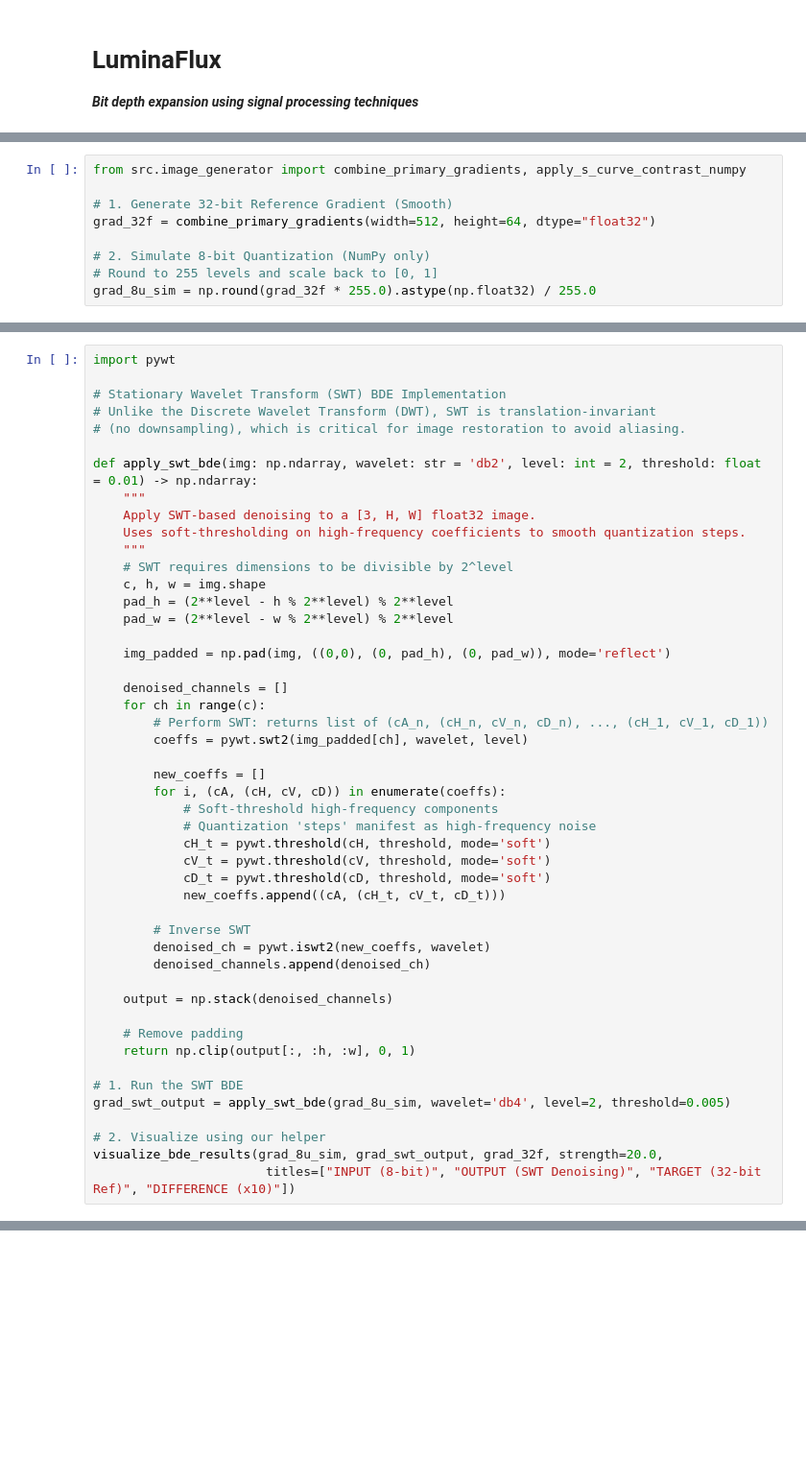
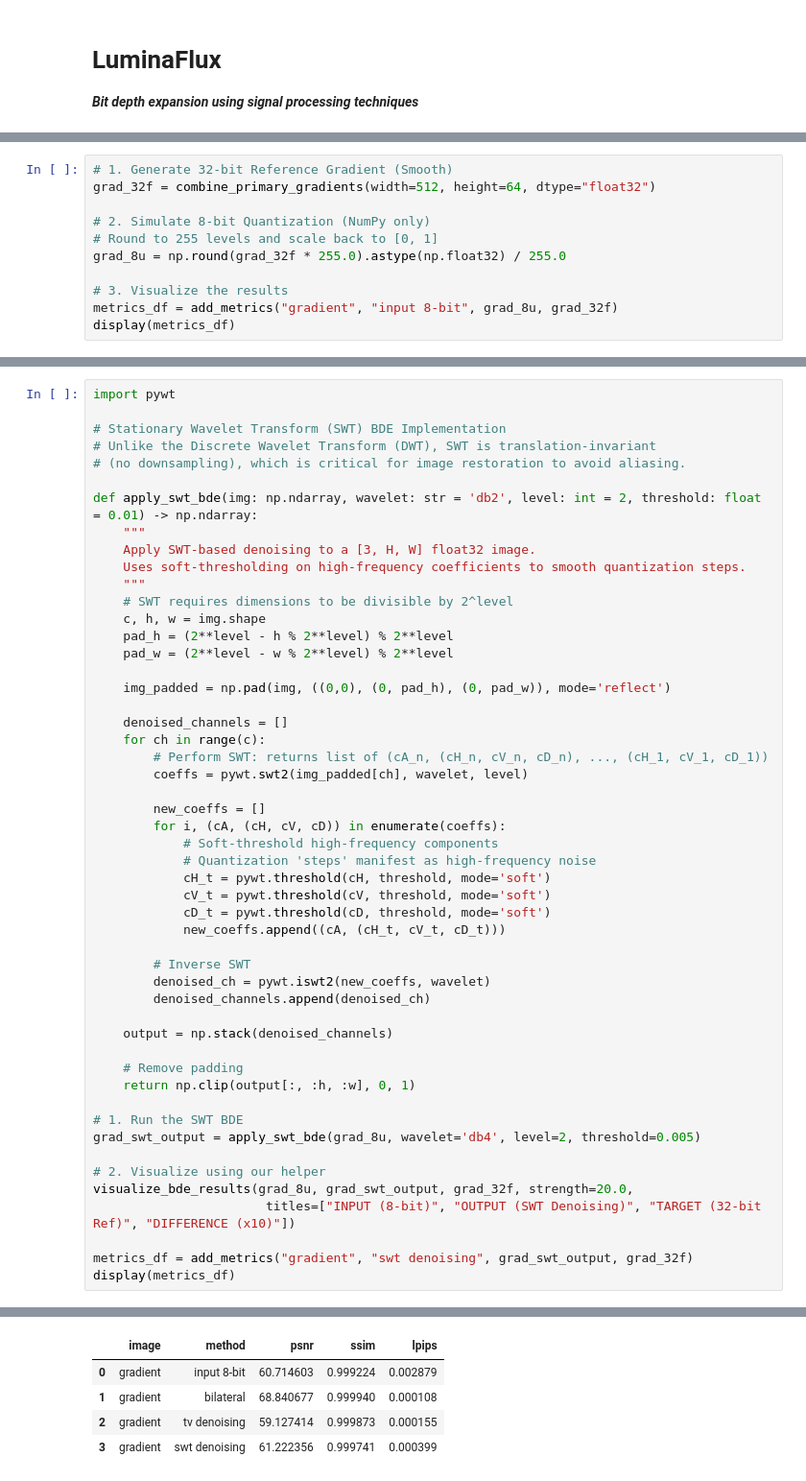
Before and after one commit to MikkelKappelPersson/LuminaFlux, a Jupyter notebook: luminaflux.ipynb, the cells around one changed output, grey strips where cells are left out. Shown at 96% size. Drawn from its saved outputs; the diff is of its cells as text; blank space fills up the shorter version.

```diff
--- a/luminaflux.ipynb
+++ b/luminaflux.ipynb
@@ -24,9 +82,11 @@ Visualization helper successfully moved to src/visualization.py and imported.
 # %%
-from src.image_generator import combine_primary_gradients, apply_s_curve_contrast_numpy
-
 # 1. Generate 32-bit Reference Gradient (Smooth)
 grad_32f = combine_primary_gradients(width=512, height=64, dtype="float32")
 
 # 2. Simulate 8-bit Quantization (NumPy only)
 # Round to 255 levels and scale back to [0, 1]
-grad_8u_sim = np.round(grad_32f * 255.0).astype(np.float32) / 255.0
+grad_8u = np.round(grad_32f * 255.0).astype(np.float32) / 255.0
+
+# 3. Visualize the results
+metrics_df = add_metrics("gradient", "input 8-bit", grad_8u, grad_32f)
+display(metrics_df)
@@ -101,32 +185,40 @@ def apply_swt_bde(img: np.ndarray, wavelet: str = 'db2', level: int = 2, thresho
 
     denoised_channels = []
     for ch in range(c):
         # Perform SWT: returns list of (cA_n, (cH_n, cV_n, cD_n), ..., (cH_1, cV_1, cD_1))
         coeffs = pywt.swt2(img_padded[ch], wavelet, level)
 
         new_coeffs = []
         for i, (cA, (cH, cV, cD)) in enumerate(coeffs):
             # Soft-threshold high-frequency components
             # Quantization 'steps' manifest as high-frequency noise
             cH_t = pywt.threshold(cH, threshold, mode='soft')
             cV_t = pywt.threshold(cV, threshold, mode='soft')
             cD_t = pywt.threshold(cD, threshold, mode='soft')
             new_coeffs.append((cA, (cH_t, cV_t, cD_t)))
 
         # Inverse SWT
         denoised_ch = pywt.iswt2(new_coeffs, wavelet)
         denoised_channels.append(denoised_ch)
 
     output = np.stack(denoised_channels)
 
     # Remove padding
     return np.clip(output[:, :h, :w], 0, 1)
 
 # 1. Run the SWT BDE
-grad_swt_output = apply_swt_bde(grad_8u_sim, wavelet='db4', level=2, threshold=0.005)
+grad_swt_output = apply_swt_bde(grad_8u, wavelet='db4', level=2, threshold=0.005)
 
 # 2. Visualize using our helper
-visualize_bde_results(grad_8u_sim, grad_swt_output, grad_32f, strength=20.0,
+visualize_bde_results(grad_8u, grad_swt_output, grad_32f, strength=20.0,
                        titles=["INPUT (8-bit)", "OUTPUT (SWT Denoising)", "TARGET (32-bit Ref)", "DIFFERENCE (x10)"])
+
+metrics_df = add_metrics("gradient", "swt denoising", grad_swt_output, grad_32f)
+display(metrics_df)
 # %% [output]
 [figure]
+|  | image | method | psnr | ssim | lpips |
+| 0 | gradient | input 8-bit | 60.714603 | 0.999224 | 0.002879 |
+| 1 | gradient | bilateral | 68.840677 | 0.999940 | 0.000108 |
+| 2 | gradient | tv denoising | 59.127414 | 0.999873 | 0.000155 |
+| 3 | gradient | swt denoising | 61.222356 | 0.999741 | 0.000399 |
```
Also changed, not shown: parts of 9 cells of this notebook, 6 other files.
